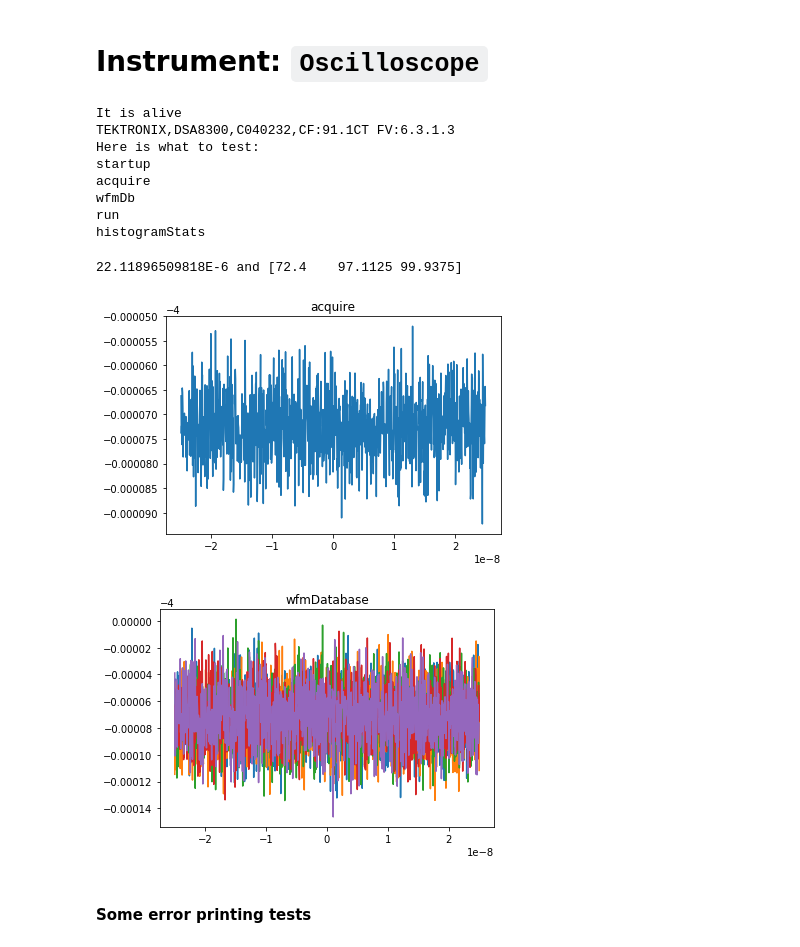
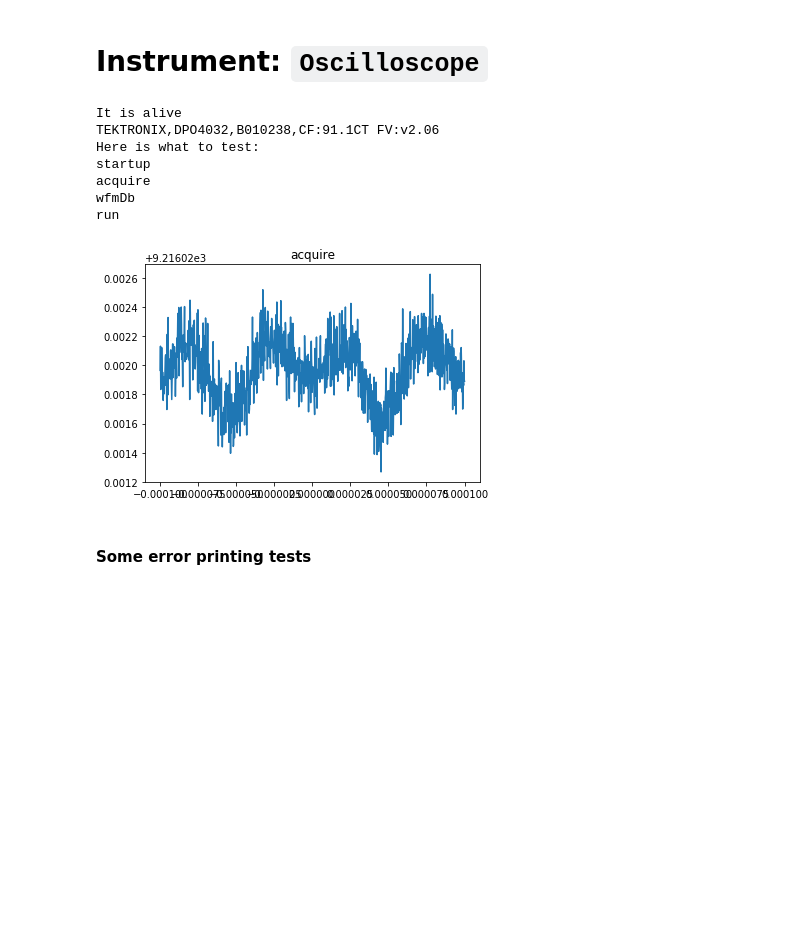
Before and after one commit to lightwave-lab/lightlab, a Jupyter notebook: notebooks/BasicHardwareTests/Oscilloscope.ipynb, the cells around one changed output. Saved outputs shown, nothing was run; the diff lists cells and outputs as text; code cells hidden in the pictures; blank space fills up the shorter version.

```diff
--- a/notebooks/BasicHardwareTests/Oscilloscope.ipynb
+++ b/notebooks/BasicHardwareTests/Oscilloscope.ipynb
@@ -6,37 +6,34 @@
 import matplotlib.pyplot as plt
 from start import start
 
-scope = start('Sampling Scope DSA8300')
-# scope = start('Slow Scope DPO4032')
+# scope = start('Sampling Scope DSA8300')
+scope = start('Slow Scope DPO4032')
 # scope = start('Real Time Scope TDS6154C')
 # %% [output]
 It is alive
-TEKTRONIX,DSA8300,C040232,CF:91.1CT FV:6.3.1.3
+TEKTRONIX,DPO4032,B010238,CF:91.1CT FV:v2.06
 Here is what to test:
 startup
 acquire
 wfmDb
 run
-histogramStats
 # %%
 chan = 1
-scope.acquire([chan], avgCnt=10, duration=None, position=None, nPts=None)[0].simplePlot()
+scope.acquire([chan], avgCnt=1000, duration=200e-6, position=None, nPts=None)[0].simplePlot()
 plt.title('acquire')
 
 if 'DSA' in scope.name:
     stddev, pdf = scope.histogramStats(chan, nWfms=3, untriggered=False)
     print(stddev, 'and', pdf)
 
 if 'DPO' not in scope.name:
     plt.figure()
     bund = scope.wfmDb(chan, nWfms=5)
     bund.simplePlot()
     plt.title('wfmDatabase')
     scope.run()
 # %% [output]
-22.11896509818E-6 and [72.4    97.1125 99.9375]
-[figure, old version]
+[figure, new version]
-[figure, removed]
 # %% [markdown]
 #### Some error printing tests
 # %%
```
Also changed, not shown: parts of 2 cells of this notebook, 9 other files.
